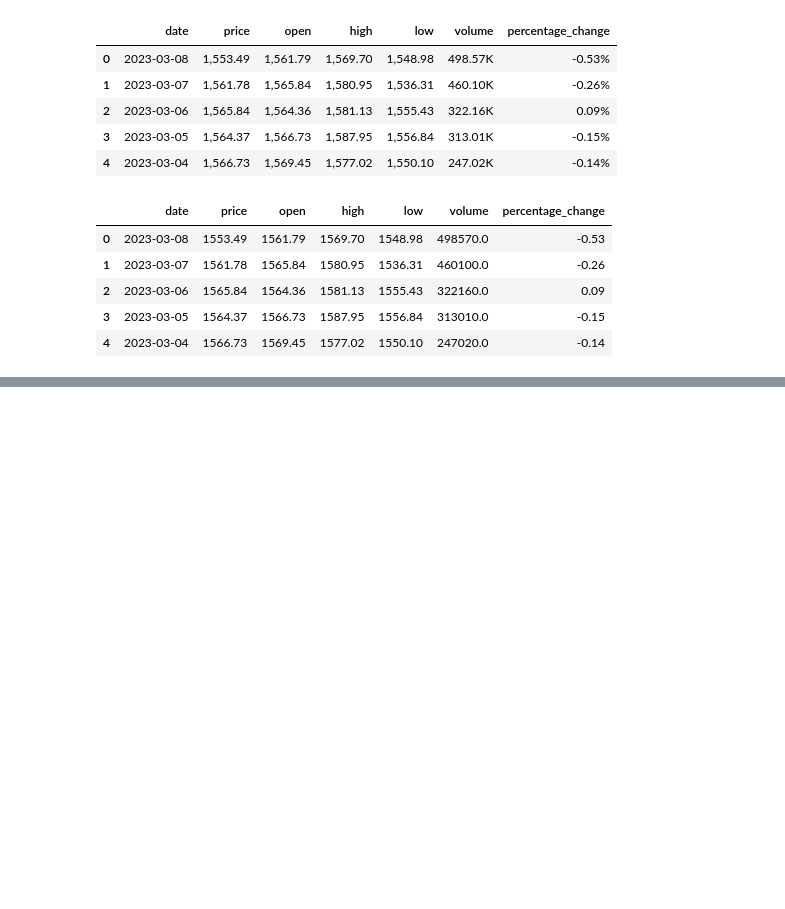
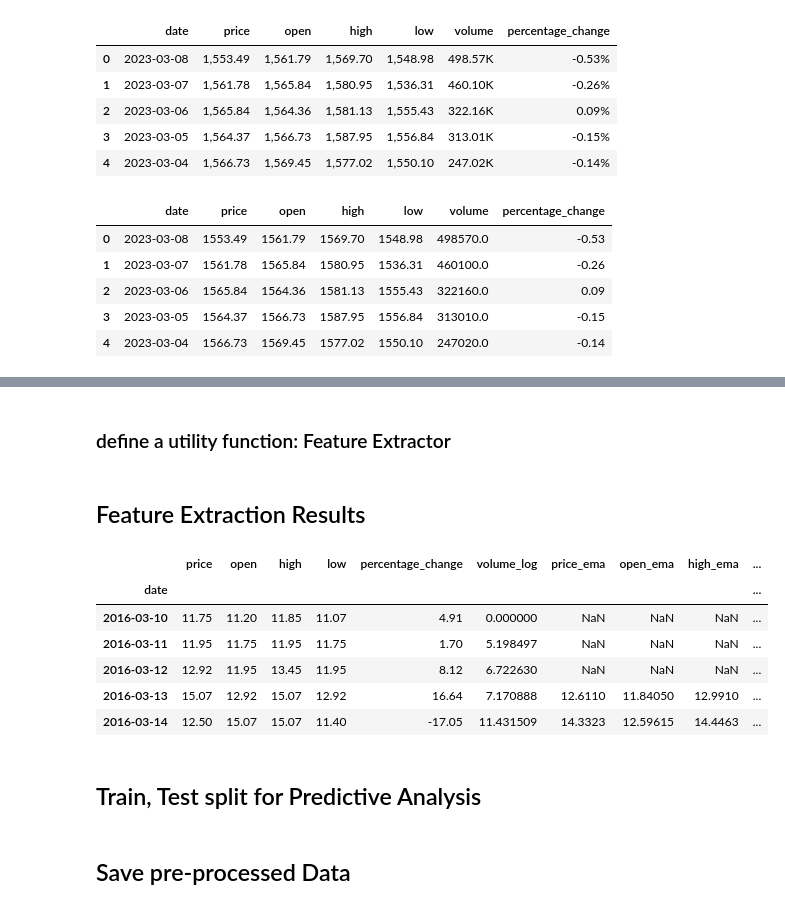
Before and after one commit to dsirepos/ds_project, a Jupyter notebook: data_prep.ipynb, the cells around one changed output, grey strips where cells are left out. Cells and saved outputs as stored; diff of their text form; code cells hidden in the pictures; blank space fills up the shorter version.

Commit message:
Pre-processing notebook ,feature extract

```diff
--- a/data_prep.ipynb
+++ b/data_prep.ipynb
@@ -111,0 +124,4 @@ dtype: int64
+# %%
+# imputing with interpolated data ( makes assumptions based on the neighbouring non null values ).
+
+df['volume'] = df['volume'].interpolate(method='linear')
@@ -111,0 +258,29 @@ dtype: int64
+# %% [markdown]
+### define a utility function: Feature Extractor
+# %%
+def feature_extractor(df, predictors, alpha=0.7):
+    for column in predictors:
+        df[column+"_ema"] = df[column].ewm(alpha=alpha, adjust=False, min_periods=3).mean().shift(1)
+    return df
+# %% [markdown]
+## Feature Extraction Results
+# %%
+target = 'percentage_change'
+predictors = list(df.columns)
+
+predictors.remove(target)
+
+
+df  = feature_extractor(df, predictors=predictors)
+
+df.head()
+# %% [output]
+|  | price | open | high | low | percentage_change | volume_log | price_ema | open_ema | high_ema | ... |
+| date |  |  |  |  |  |  |  |  |  | ... |
+| 2016-03-10 | 11.75 | 11.20 | 11.85 | 11.07 | 4.91 | 0.000000 | NaN | NaN | NaN | ... |
+| 2016-03-11 | 11.95 | 11.75 | 11.95 | 11.75 | 1.70 | 5.198497 | NaN | NaN | NaN | ... |
+| 2016-03-12 | 12.92 | 11.95 | 13.45 | 11.95 | 8.12 | 6.722630 | NaN | NaN | NaN | ... |
+| 2016-03-13 | 15.07 | 12.92 | 15.07 | 12.92 | 16.64 | 7.170888 | 12.6110 | 11.84050 | 12.9910 | ... |
+| 2016-03-14 | 12.50 | 15.07 | 15.07 | 11.40 | -17.05 | 11.431509 | 14.3323 | 12.59615 | 14.4463 | ... |
+# %% [markdown]
+## Train, Test split for Predictive Analysis
@@ -111,0 +297,2 @@ dtype: int64
+# %% [markdown]
+## Save pre-processed Data
```
Also changed, not shown: parts of 22 cells of this notebook, 4 other files.
